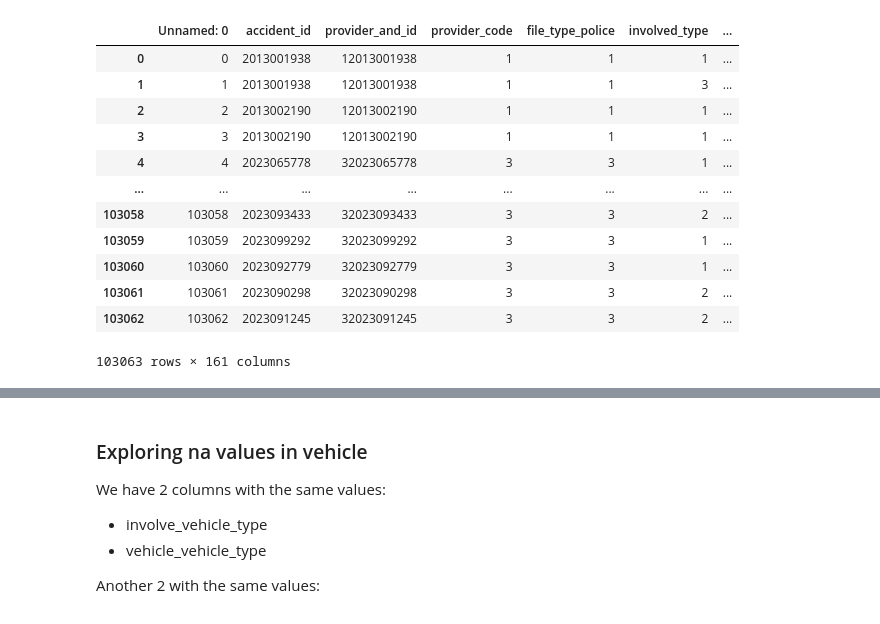
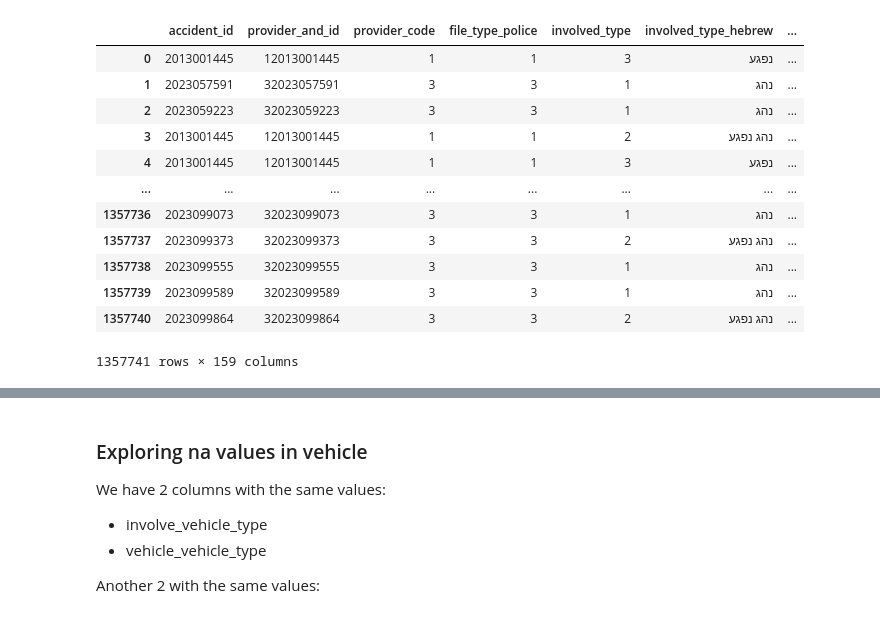
Before and after one commit to tryko/anyway, a Jupyter notebook: EDA_cleaning.ipynb, the cells around one changed output, grey strips where cells are left out. Cells and saved outputs as stored; diff of their text form; code cells hidden in the pictures.

```diff
--- a/EDA_cleaning.ipynb
+++ b/EDA_cleaning.ipynb
@@ -7,19 +7,19 @@ import matplotlib.pyplot as plt
 import warnings
 warnings.simplefilter(action='ignore', category=FutureWarning)
 # %%
-involved_markers_heb_ta = pd.read_csv('./csv_tables/involved_markers_heb_ta.csv')
-involved_markers_heb_ta
+i_m_h = pd.read_csv('./csv_tables/involved_markers_heb.csv')
+i_m_h
 # %% [output]
-|  | Unnamed: 0 | accident_id | provider_and_id | provider_code | file_type_police | involved_type | ... |
-| 0 | 0 | 2013001938 | 12013001938 | 1 | 1 | 1 | ... |
-| 1 | 1 | 2013001938 | 12013001938 | 1 | 1 | 3 | ... |
-| 2 | 2 | 2013002190 | 12013002190 | 1 | 1 | 1 | ... |
-| 3 | 3 | 2013002190 | 12013002190 | 1 | 1 | 1 | ... |
-| 4 | 4 | 2023065778 | 32023065778 | 3 | 3 | 1 | ... |
+|  | accident_id | provider_and_id | provider_code | file_type_police | involved_type | involved_type_hebrew | ... |
+| 0 | 2013001445 | 12013001445 | 1 | 1 | 3 | נפגע | ... |
+| 1 | 2023057591 | 32023057591 | 3 | 3 | 1 | נהג | ... |
+| 2 | 2023059223 | 32023059223 | 3 | 3 | 1 | נהג | ... |
+| 3 | 2013001445 | 12013001445 | 1 | 1 | 2 | נהג נפגע | ... |
+| 4 | 2013001445 | 12013001445 | 1 | 1 | 3 | נפגע | ... |
 | ... | ... | ... | ... | ... | ... | ... | ... |
-| 103058 | 103058 | 2023093433 | 32023093433 | 3 | 3 | 2 | ... |
-| 103059 | 103059 | 2023099292 | 32023099292 | 3 | 3 | 1 | ... |
-| 103060 | 103060 | 2023092779 | 32023092779 | 3 | 3 | 1 | ... |
-| 103061 | 103061 | 2023090298 | 32023090298 | 3 | 3 | 2 | ... |
-| 103062 | 103062 | 2023091245 | 32023091245 | 3 | 3 | 2 | ... |
+| 1357736 | 2023099073 | 32023099073 | 3 | 3 | 1 | נהג | ... |
+| 1357737 | 2023099373 | 32023099373 | 3 | 3 | 2 | נהג נפגע | ... |
+| 1357738 | 2023099555 | 32023099555 | 3 | 3 | 1 | נהג | ... |
+| 1357739 | 2023099589 | 32023099589 | 3 | 3 | 1 | נהג | ... |
+| 1357740 | 2023099864 | 32023099864 | 3 | 3 | 2 | נהג נפגע | ... |
-103063 rows × 161 columns
+1357741 rows × 159 columns
```
Also changed, not shown: parts of 22 cells of this notebook, 2 other files.
